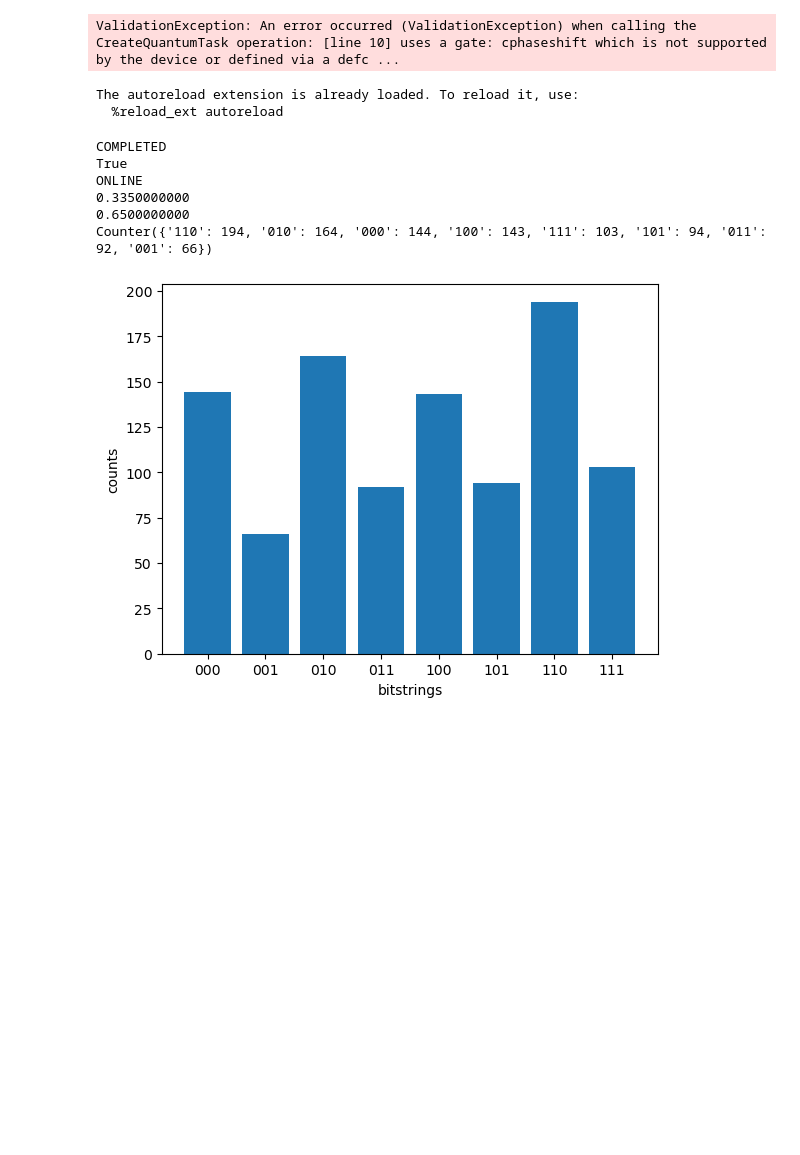
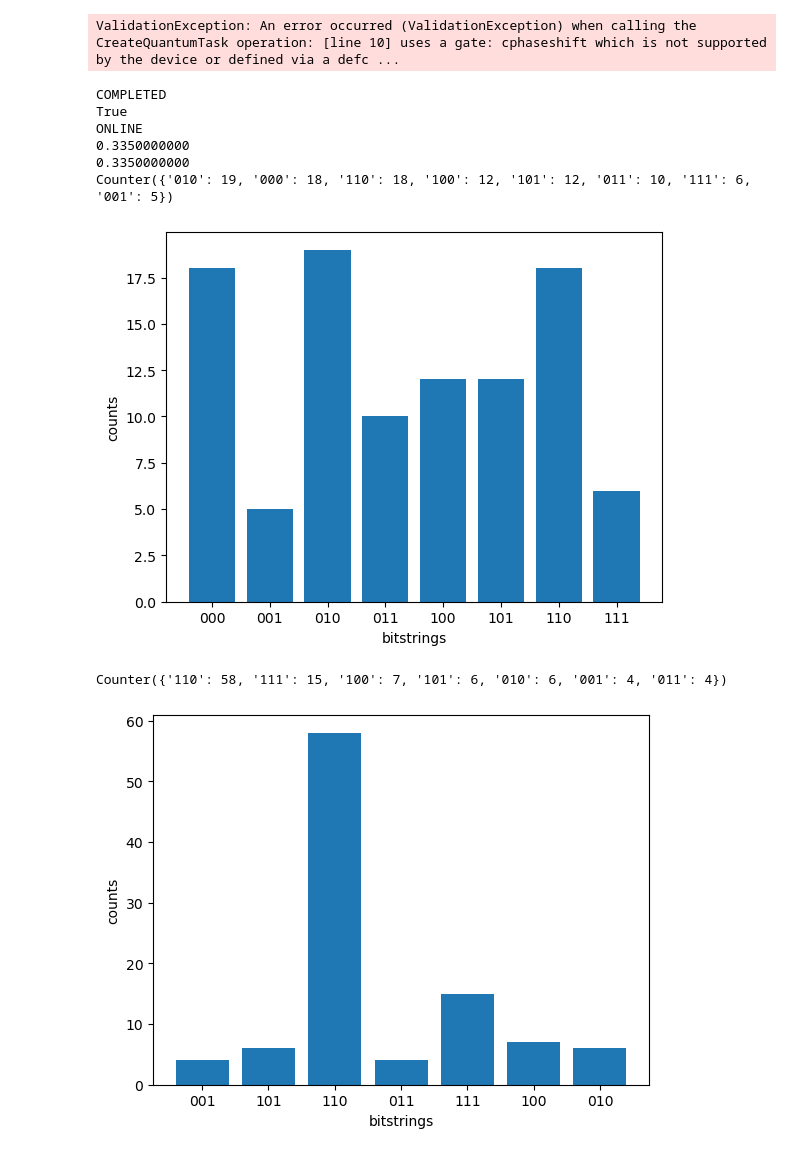
Before and after one commit to SwgAnno/QBench, a Jupyter notebook: QFT_test.ipynb, the cells around one changed output. Saved outputs shown, nothing was run; the diff lists cells and outputs as text; code cells hidden in the pictures; blank space fills up the shorter version.

Commit message:
on the go commit for plot sharing

```diff
--- a/QFT_test.ipynb
+++ b/QFT_test.ipynb
@@ -204,27 +204,27 @@ from utils import BraketTaskScanner
 
 aspen_qft_task = "arn:aws:braket:us-west-1:058017682654:quantum-task/a0f298f3-b2dd-448d-9223-bf1e22305a6a"
 lucy_task = "arn:aws:braket:eu-west-2:058017682654:quantum-task/bc9dacfa-823e-4b8f-81a7-54e51588af99"
-scanner = BraketTaskScanner(qtask=oqc_qft_task)
+scanner = BraketTaskScanner(lucy_task)
 scanner_aspen = BraketTaskScanner(aspen_qft_task)
-# %% [output]
-The autoreload extension is already loaded. To reload it, use:
-  %reload_ext autoreload
 # %%
 print( scanner.get_status())
 print( scanner.results_available())
 print( scanner.get_device_status())
 
 #print(scanner.get_circuit())
 #print(scanner_aspen.get_circuit())
 print(scanner_aspen.cost_extimate())
 print(scanner.cost_extimate())
 
 Plotter.plot_binary_results(scanner.get_results(), debug=True)
+Plotter.plot_binary_results(scanner_aspen.get_results(), debug=True)
 # %% [output]
 COMPLETED
 True
 ONLINE
 0.3350000000
-0.6500000000
-Counter({'110': 194, '010': 164, '000': 144, '100': 143, '111': 103, '101': 94, '011': 92, '001': 66})
+0.3350000000
+Counter({'010': 19, '000': 18, '110': 18, '100': 12, '101': 12, '011': 10, '111': 6, '001': 5})
-[figure, old version]
+[figure, new version]
+Counter({'110': 58, '111': 15, '100': 7, '101': 6, '010': 6, '001': 4, '011': 4})
+[figure, added]
```
Also changed, not shown: 1 other file.
